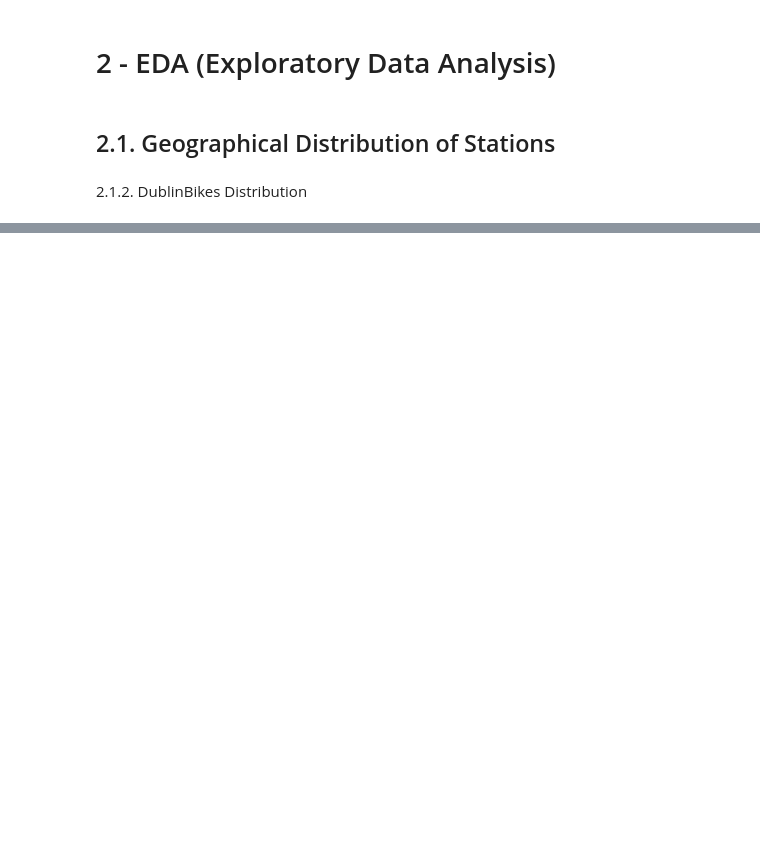
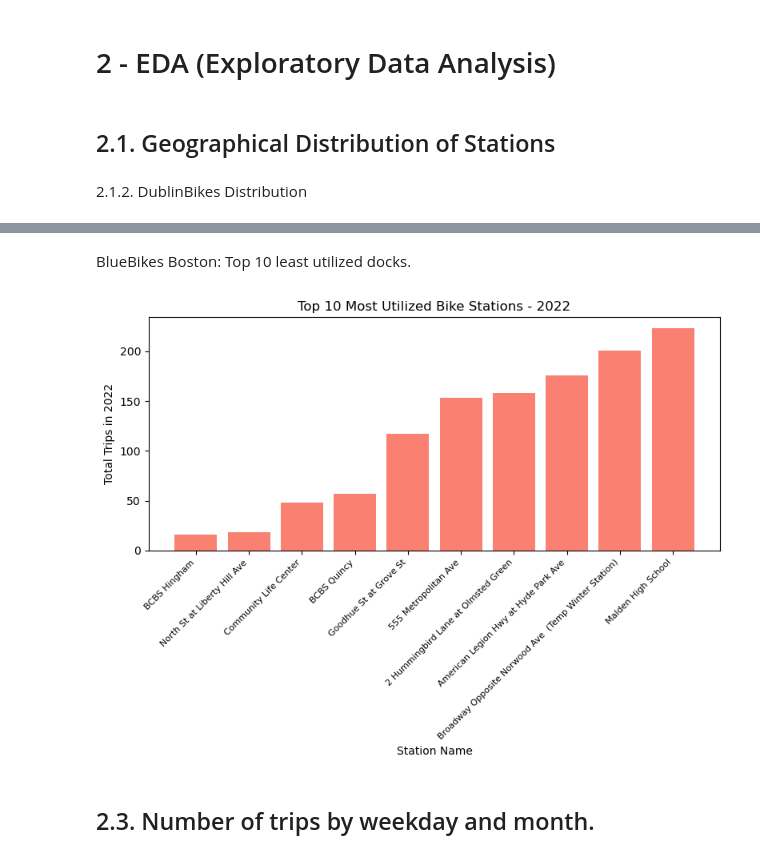
Before and after one commit to raphaelElearning/MSC_DA_Repeat, a Jupyter notebook: 2020100_MSC_DA_Repeat.ipynb, the cells around one changed output, grey strips where cells are left out. Cells and saved outputs as stored; diff of their text form; code cells hidden in the pictures; blank space fills up the shorter version.

```diff
--- a/2020100_MSC_DA_Repeat.ipynb
+++ b/2020100_MSC_DA_Repeat.ipynb
@@ -640,0 +856,17 @@ dublin_distribution.show()
+# %% [markdown]
+ BlueBikes Boston: Top 10 least utilized docks.
+# %%
+plt.figure(figsize=(8, 6))
+plt.bar(boston_bottom_10_usage['station_name'], boston_bottom_10_usage['total_trips'], color='salmon')
+plt.xlabel('Station Name')
+plt.ylabel('Total Trips in 2022')
+plt.title('Top 10 Most Utilized Bike Stations - 2022')
+plt.xticks(rotation=45, ha='right', fontsize=8)
+plt.yticks(rotation=0)
+
+plt.tight_layout()
+plt.show()
+# %% [output]
+[figure, added]
+# %% [markdown]
+## 2.3. Number of trips by weekday and month.
```
Also changed, not shown: parts of 42 cells of this notebook, 2 other files.
